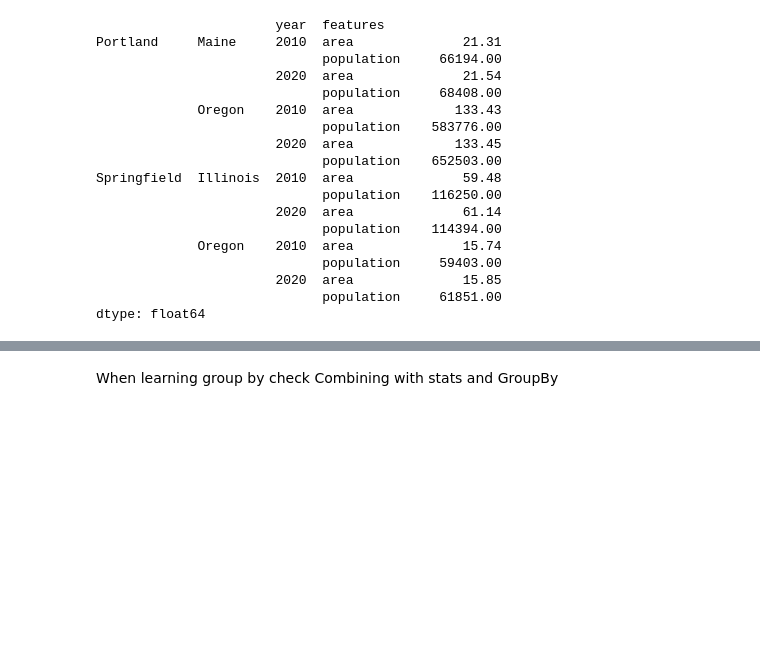
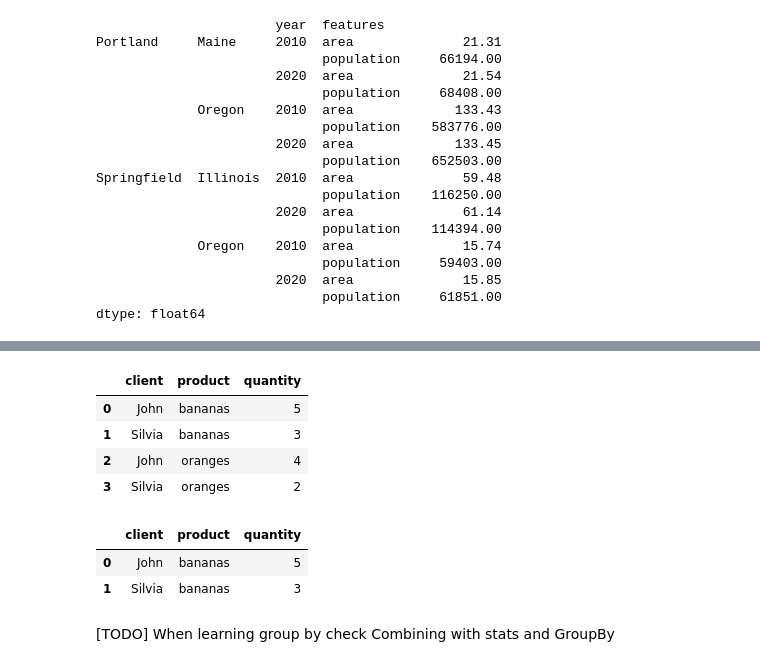
Before and after one commit to ZosoV/pandas_review, a Jupyter notebook: 007_reshaping.ipynb, the cells around one changed output, grey strips where cells are left out. Saved outputs shown, nothing was run; the diff lists cells and outputs as text; code cells hidden in the pictures; blank space fills up the shorter version.

Commit message:
Editing Reshaping and Starting Groupby, also changing the README to reorganize the topics

```diff
--- a/006_reshaping.ipynb
+++ b/007_reshaping.ipynb
@@ -263,2 +371,18 @@ used in pivot.
+# %%
+# setting name to the new columns
+df.melt(id_vars=["client"], var_name="product", value_name="quantity")
+# %% [output]
+|  | client | product | quantity |
+| 0 | John | bananas | 5 |
+| 1 | Silvia | bananas | 3 |
+| 2 | John | oranges | 4 |
+| 3 | Silvia | oranges | 2 |
+# %%
+# we can also select which value vars to use to perform a kind of filtering
+df.melt(id_vars=["client"], value_vars=["bananas"], var_name="product", value_name="quantity")
+# %% [output]
+|  | client | product | quantity |
+| 0 | John | bananas | 5 |
+| 1 | Silvia | bananas | 3 |
 # %% [markdown]
-When learning group by check Combining with stats and GroupBy
+[TODO] When learning group by check Combining with stats and GroupBy
```
Also changed, not shown: parts of 11 cells of this notebook, 2 other files.
